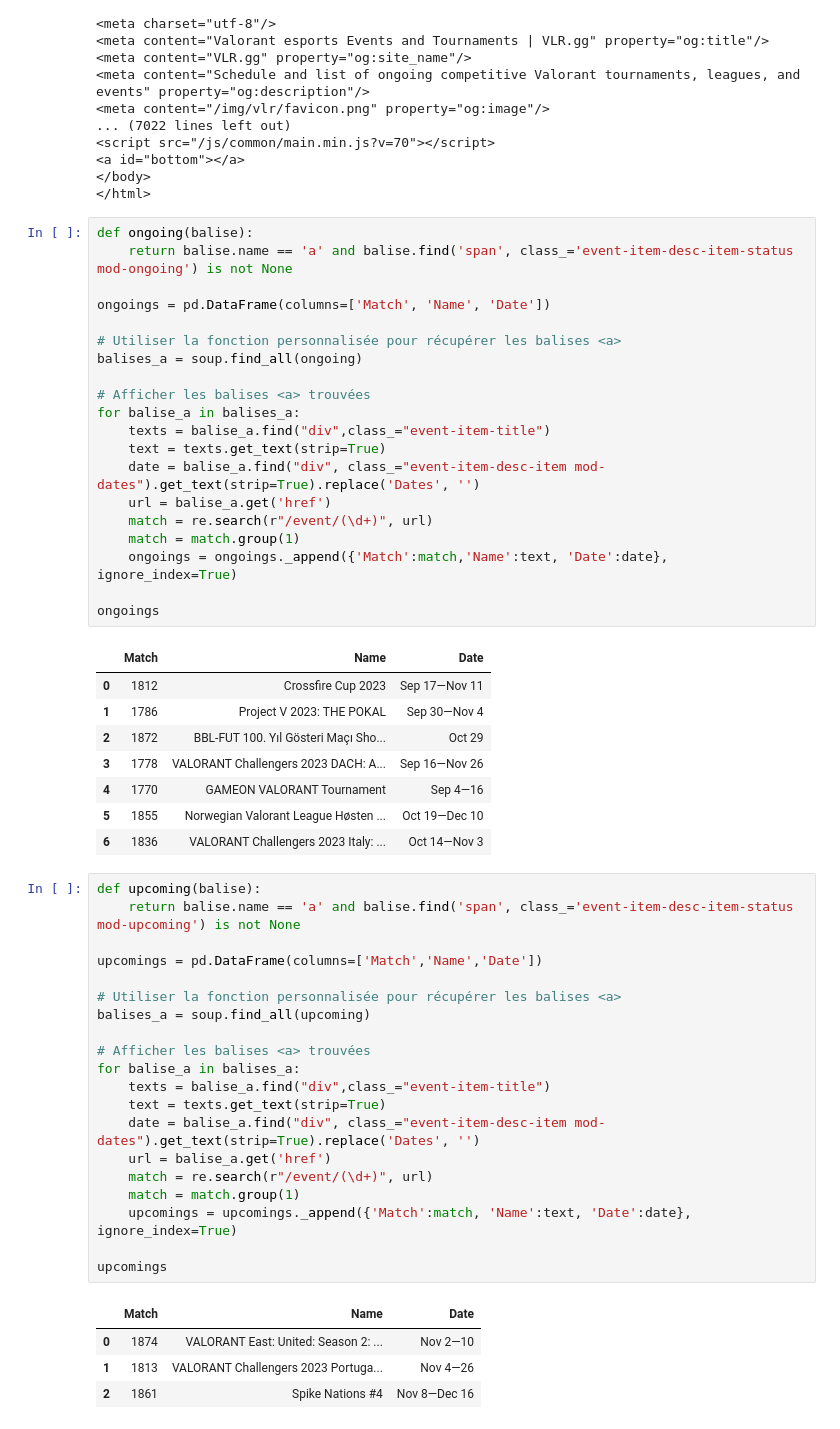
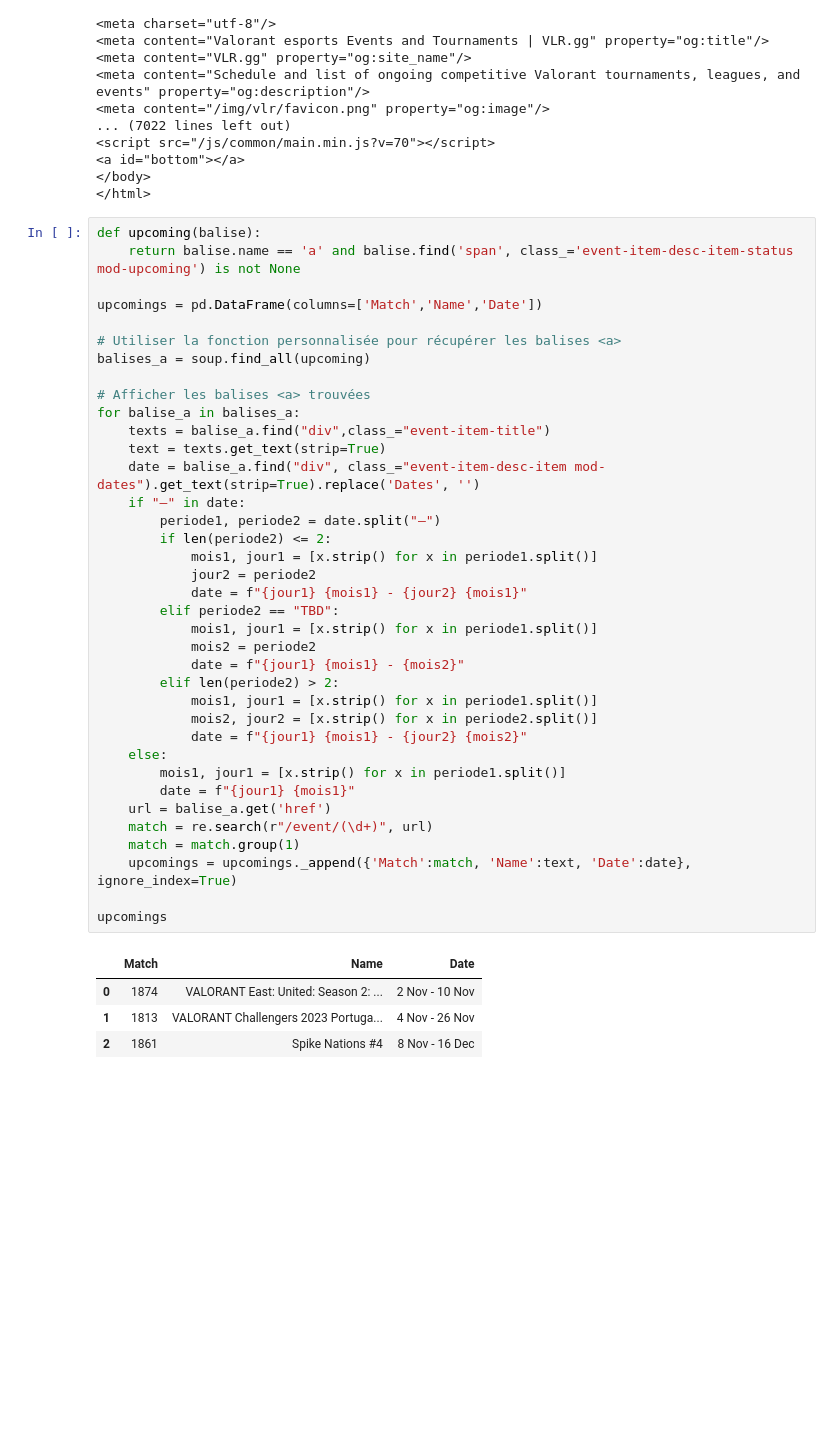
Before and after one commit to Finallo/Statoscop, a Jupyter notebook: test2.ipynb, the cells around one changed output. Cells and saved outputs as stored; diff of their text form; blank space fills up the shorter version.

```diff
--- a/test2.ipynb
+++ b/test2.ipynb
@@ -43,57 +43,45 @@ soup
 <a id="bottom"></a>
 </body>
 </html>
-# %%
-def ongoing(balise):
-    return balise.name == 'a' and balise.find('span', class_='event-item-desc-item-status mod-ongoing') is not None
-
-ongoings = pd.DataFrame(columns=['Match', 'Name', 'Date'])
-
-# Utiliser la fonction personnalisée pour récupérer les balises <a>
-balises_a = soup.find_all(ongoing)
-
-# Afficher les balises <a> trouvées
-for balise_a in balises_a:
-    texts = balise_a.find("div",class_="event-item-title")
-    text = texts.get_text(strip=True)
-    date = balise_a.find("div", class_="event-item-desc-item mod-dates").get_text(strip=True).replace('Dates', '')
-    url = balise_a.get('href')
-    match = re.search(r"/event/(\d+)", url)
-    match = match.group(1)
-    ongoings = ongoings._append({'Match':match,'Name':text, 'Date':date}, ignore_index=True)
-
-ongoings
-# %% [output]
-|  | Match | Name | Date |
-| 0 | 1812 | Crossfire Cup 2023 | Sep 17—Nov 11 |
-| 1 | 1786 | Project V 2023: THE POKAL | Sep 30—Nov 4 |
-| 2 | 1872 | BBL-FUT 100. Yıl Gösteri Maçı Sho... | Oct 29 |
-| 3 | 1778 | VALORANT Challengers 2023 DACH: A... | Sep 16—Nov 26 |
-| 4 | 1770 | GAMEON VALORANT Tournament | Sep 4—16 |
-| 5 | 1855 | Norwegian Valorant League Høsten ... | Oct 19—Dec 10 |
-| 6 | 1836 | VALORANT Challengers 2023 Italy: ... | Oct 14—Nov 3 |
 # %%
 def upcoming(balise):
     return balise.name == 'a' and balise.find('span', class_='event-item-desc-item-status mod-upcoming') is not None
 
 upcomings = pd.DataFrame(columns=['Match','Name','Date'])
 
 # Utiliser la fonction personnalisée pour récupérer les balises <a>
 balises_a = soup.find_all(upcoming)
 
 # Afficher les balises <a> trouvées
 for balise_a in balises_a:
     texts = balise_a.find("div",class_="event-item-title")
     text = texts.get_text(strip=True)
     date = balise_a.find("div", class_="event-item-desc-item mod-dates").get_text(strip=True).replace('Dates', '')
+    if "—" in date:
+        periode1, periode2 = date.split("—")
+        if len(periode2) <= 2:
+            mois1, jour1 = [x.strip() for x in periode1.split()]
+            jour2 = periode2
+            date = f"{jour1} {mois1} - {jour2} {mois1}"
+        elif periode2 == "TBD":
+            mois1, jour1 = [x.strip() for x in periode1.split()]
+            mois2 = periode2
+            date = f"{jour1} {mois1} - {mois2}"
+        elif len(periode2) > 2:
+            mois1, jour1 = [x.strip() for x in periode1.split()]
+            mois2, jour2 = [x.strip() for x in periode2.split()]
+            date = f"{jour1} {mois1} - {jour2} {mois2}"
+    else:
+        mois1, jour1 = [x.strip() for x in periode1.split()]
+        date = f"{jour1} {mois1}"
     url = balise_a.get('href')
     match = re.search(r"/event/(\d+)", url)
     match = match.group(1)
     upcomings = upcomings._append({'Match':match, 'Name':text, 'Date':date}, ignore_index=True)
 
 upcomings
 # %% [output]
 |  | Match | Name | Date |
-| 0 | 1874 | VALORANT East: United: Season 2: ... | Nov 2—10 |
-| 1 | 1813 | VALORANT Challengers 2023 Portuga... | Nov 4—26 |
-| 2 | 1861 | Spike Nations #4 | Nov 8—Dec 16 |
+| 0 | 1874 | VALORANT East: United: Season 2: ... | 2 Nov - 10 Nov |
+| 1 | 1813 | VALORANT Challengers 2023 Portuga... | 4 Nov - 26 Nov |
+| 2 | 1861 | Spike Nations #4 | 8 Nov - 16 Dec |
```
Also changed, not shown: parts of 3 cells of this notebook, 3 other files.
